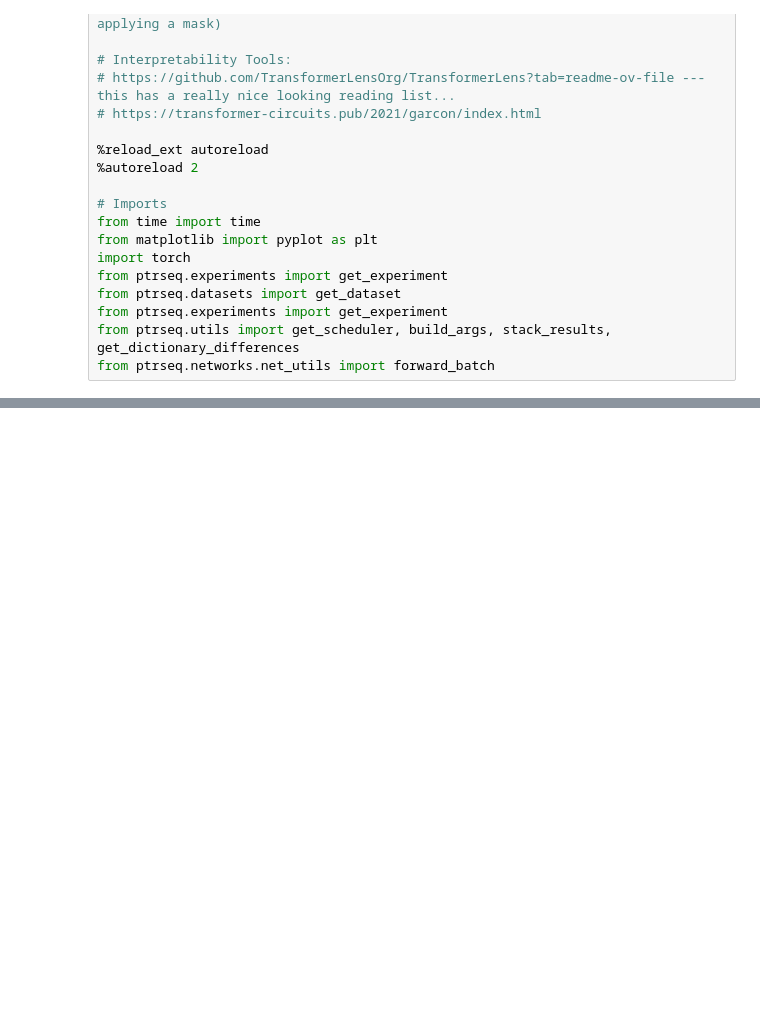
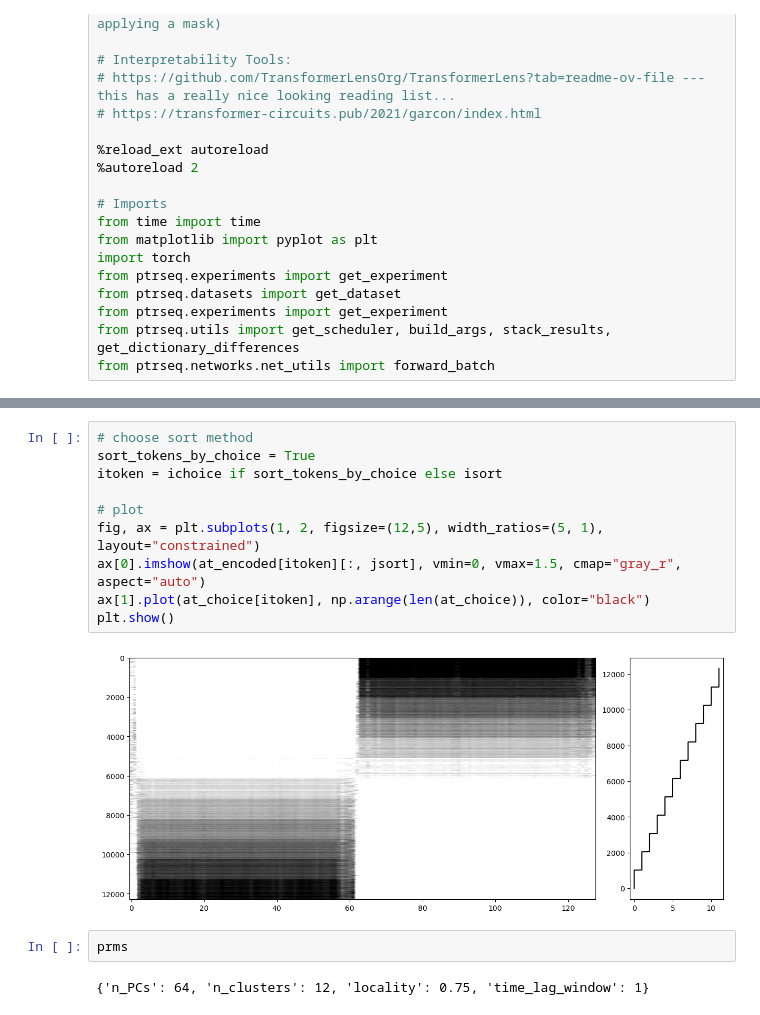
Before and after one commit to landoskape/pointersequencer, a Jupyter notebook: workspace.ipynb, the cells around one changed output, grey strips where cells are left out. Cells and saved outputs as stored; diff of their text form; blank space fills up the shorter version.

```diff
--- a/workspace.ipynb
+++ b/workspace.ipynb
@@ -123,0 +184,16 @@ print(time() - t)
+# %%
+# choose sort method
+sort_tokens_by_choice = True
+itoken = ichoice if sort_tokens_by_choice else isort
+
+# plot
+fig, ax = plt.subplots(1, 2, figsize=(12,5), width_ratios=(5, 1), layout="constrained")
+ax[0].imshow(at_encoded[itoken][:, jsort], vmin=0, vmax=1.5, cmap="gray_r", aspect="auto")
+ax[1].plot(at_choice[itoken], np.arange(len(at_choice)), color="black")
+plt.show()
+# %% [output]
+[figure, added]
+# %%
+prms
+# %% [output]
+{'n_PCs': 64, 'n_clusters': 12, 'locality': 0.75, 'time_lag_window': 1}
```
Also changed, not shown: parts of 3 cells of this notebook, 37 other files.
